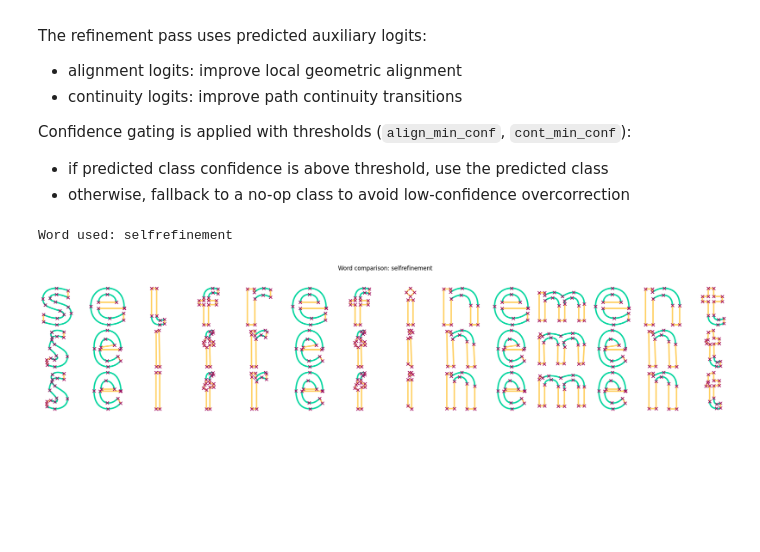
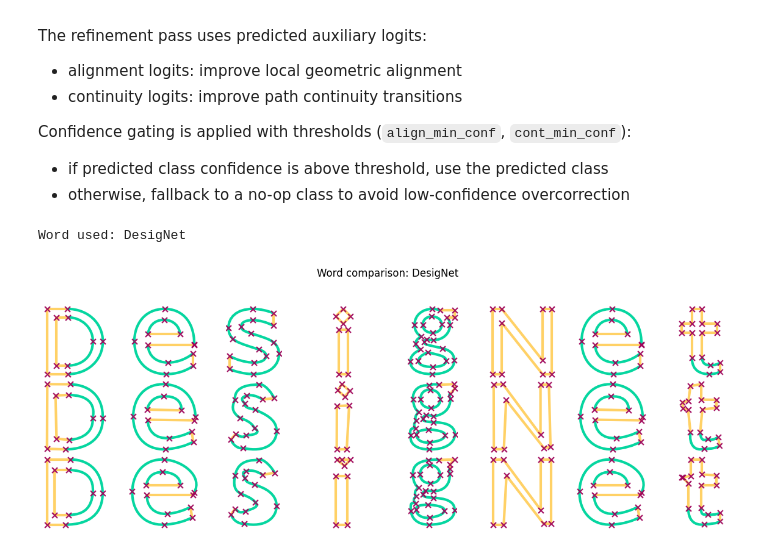
Before and after one commit to TomasGuija/DesigNet, a Jupyter notebook: demo_designet_inference.ipynb, the cells around one changed output. Drawn from its saved outputs; the diff is of its cells as text; code cells hidden in the pictures; blank space fills up the shorter version.

```diff
--- a/demo_designet_inference.ipynb
+++ b/demo_designet_inference.ipynb
@@ -118,8 +118,6 @@ loader_cfg = FontLoaderConfig(
     max_seq_len=cfg["max_seq_len"],
     encoding_letters=encoding_letters,
     decoding_letters=decoding_letters,
-    normalize=True,
-    center=True,
     compute_continuity=False,
     compute_line_alignment=False,
 )
@@ -236,7 +234,7 @@ sample_b = loader_b.get()
 
 glyph_names = sample_a.get("glyph_names") or []
 
-word = "handgloves"
+word = "DesigNet"
 
 alphas = [0.0, 0.1, 0.2, 0.3, 0.4, 0.5, 0.6, 0.7, 0.8, 0.9, 1.0]
 interp = interpolate_two_fonts_linear(
@@ -299,7 +297,7 @@ Confidence gating is applied with thresholds (`align_min_conf`, `cont_min_conf`)
 glyph_names = sample.get("glyph_names") or []
 glyph_set = set(glyph_names)
 
-word = "selfrefinement"
+word = "DesigNet"
 if not all(ch in glyph_set for ch in word):
     word = "".join(glyph_names[: min(6, len(glyph_names))])
 
@@ -322,8 +320,8 @@ with torch.no_grad():
 
     out_post = refine_output_with_soft_refinement(
         out_pre,
-        align_min_conf=0.7,
-        cont_min_conf=0.7,
+        align_min_conf=0.5,
+        cont_min_conf=0.5,
     )
 
     cmd_cross_pre, arg_cross_pre, cmd_self_pre, arg_self_pre = model.greedy_sample(
@@ -390,35 +388,35 @@ n_rows, n_cols = 3, len(indices)
 fig, axs = plt.subplots(
     n_rows,
     n_cols,
     figsize=(1.5 * n_cols, 1.5 * n_rows),
     squeeze=False,
 )
 
 row_specs = [
     ("GT", gt_cmds, gt_args),
     ("Pre-refinement", pre_cmds, pre_args),
     ("Post-refinement", post_cmds, post_args),
 ]
 
 for r, (row_name, row_cmds, row_args) in enumerate(row_specs):
     for c, idx in enumerate(indices):
         svg = svg_from_cmd_args(
             row_cmds[idx],
             row_args[idx],
         )
         ax = axs[r][c]
         svg.draw_matplotlib(ax, show_handles=False)
         ax.axis("off")
     axs[r][0].set_ylabel(row_name, rotation=0, labelpad=18, va="center")
 
 fig.suptitle(f"Word comparison: {word}")
 fig.tight_layout(rect=[0.0, 0.0, 1.0, 0.95])
 fig.subplots_adjust(wspace=0.02, hspace=0.05)
 print("Word used:", word)
 plt.show()
 # %% [output]
-Word used: selfrefinement
+Word used: DesigNet
-[figure, old version]
+[figure, new version]
 # %%
 recon_ref_for_save = {
     "commands": commands_post,
```
Also changed, not shown: parts of 5 cells of this notebook, 1 other file.
